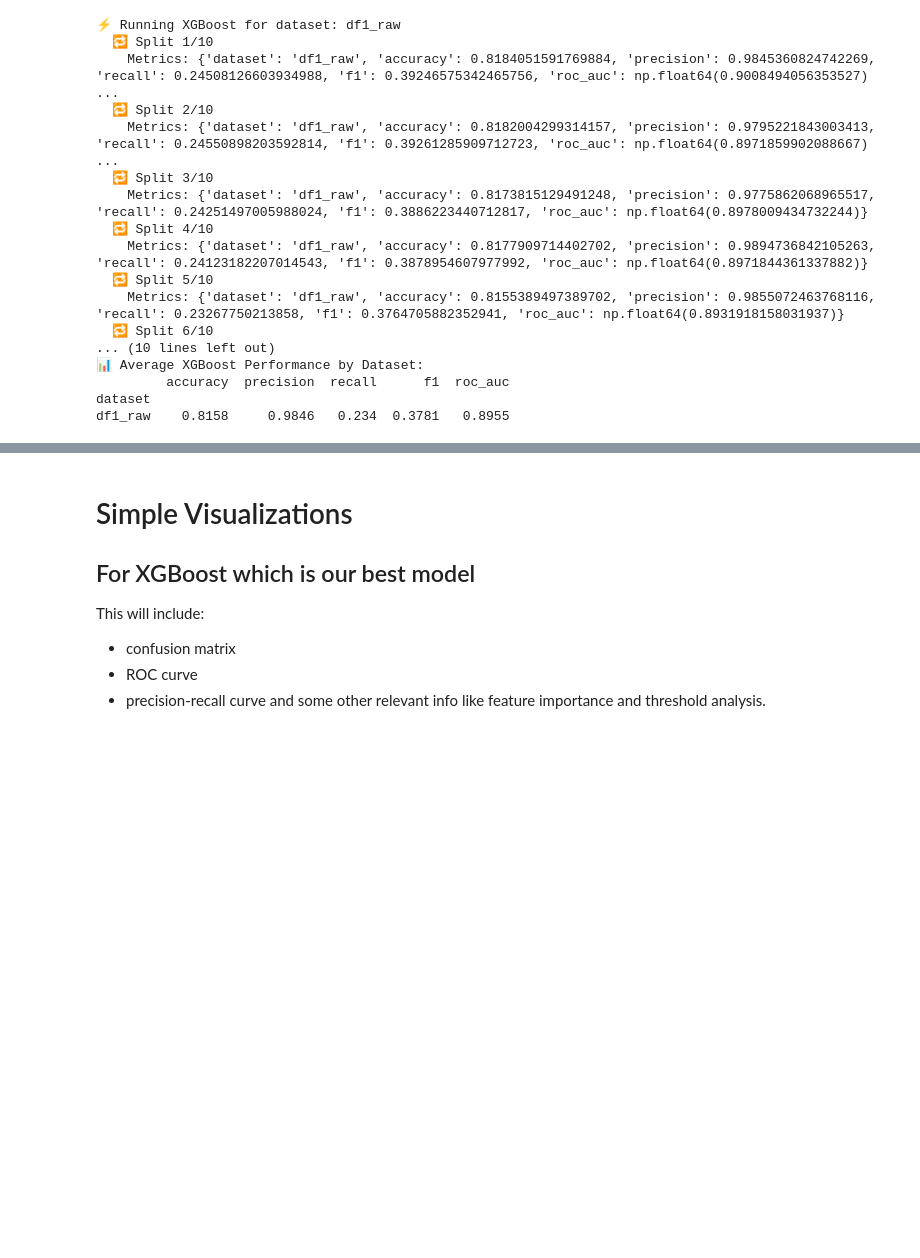
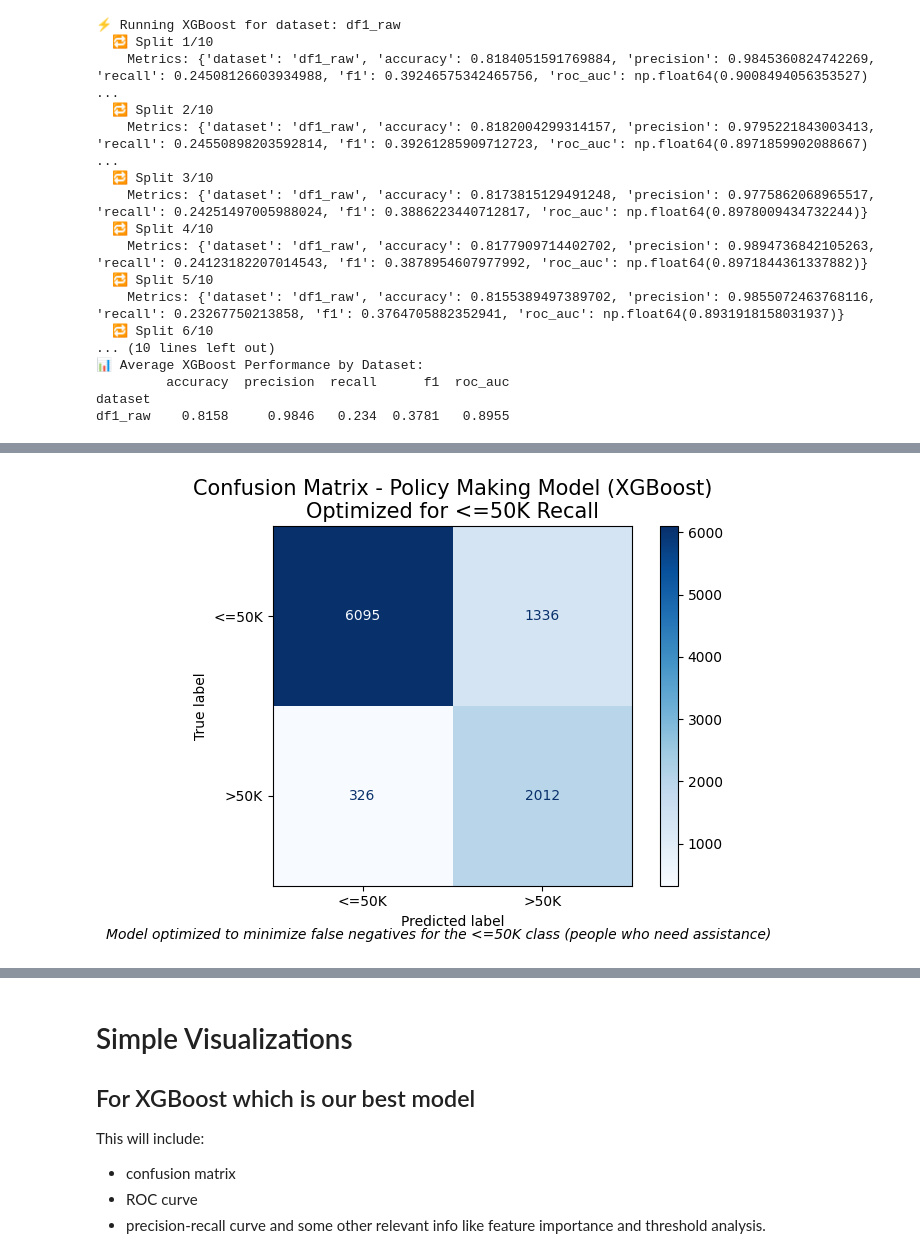
Before and after one commit to xHuGODx/TAA-Project, a Jupyter notebook: adult_dataset.ipynb, the cells around one changed output, grey strips where cells are left out. Cells and saved outputs as stored; diff of their text form; code cells hidden in the pictures; blank space fills up the shorter version.

```diff
--- a/adult_dataset.ipynb
+++ b/adult_dataset.ipynb
@@ -1483,0 +2001,91 @@ For further exploration and comparison, the following models may be implemented:
+# %%
+from xgboost import XGBClassifier
+from sklearn.metrics import accuracy_score, precision_score, recall_score, f1_score, roc_auc_score
+import pandas as pd
+import matplotlib.pyplot as plt
+from sklearn.metrics import confusion_matrix, ConfusionMatrixDisplay
+
+# List of dataset split arrays
+datasets = {
+    'df1_UnderSampling': df1_UnderSampling,
+}
+
+# Initialize list to collect results
+xgb_results = []
+
+for name, splits in datasets.items():
+    print(f"\n⚡ Running XGBoost for dataset: {name}")
+
+    for i, (X_train, X_test, y_train, y_test) in enumerate(splits):
+        print(f"  🔁 Split {i+1}/10")
+
+        # Initialize XGBoost model with best parameters from grid search
+        model = XGBClassifier(
+            eval_metric='logloss',
+            random_state=42,
+            # Use the best parameters from your grid search
+            colsample_bytree=grid_search_recall.best_params_['colsample_bytree'],
+            learning_rate=grid_search_recall.best_params_['learning_rate'],
+            max_depth=grid_search_recall.best_params_['max_depth'],
+            n_estimators=grid_search_recall.best_params_['n_estimators'],
+            subsample=grid_search_recall.best_params_['subsample']
+        )
+
+        # Train
+        model.fit(X_train, y_train)
+
+        # Predict
+        y_pred = model.predict(X_test)
+        y_proba = model.predict_proba(X_test)[:, 1]  # Prob of class 1 (>$50K)
+
+        # Metrics for ≤$50K as positive class
+        metrics = {
+            'dataset': name,
+            'accuracy': accuracy_score(y_test, y_pred),
+            'precision': precision_score(y_test, y_pred, pos_label=0),  # For ≤$50K
+            'recall': recall_score(y_test, y_pred, pos_label=0),        # For ≤$50K
+            'f1': f1_score(y_test, y_pred, pos_label=0),                # For ≤$50K
+            'roc_auc': roc_auc_score(y_test, 1 - y_proba)               # Flip probs for ≤$50K
+        }
+        print(f"    Metrics (≤$50K as positive class): {metrics}")
+
+        # Create confusion matrix (only for the first split)
+        if i == 0:
+            plt.figure(figsize=(10, 8))
+            cm = confusion_matrix(y_test, y_pred)
+            disp = ConfusionMatrixDisplay(confusion_matrix=cm, display_labels=["<=50K", ">50K"])
+            disp.plot(cmap='Blues', values_format='d')
+            plt.title('Confusion Matrix - Policy Making Model (XGBoost)\nOptimized for <=50K Recall', fontsize=15)
+
+            # Add subtitle for clarity
+            plt.figtext(0.5, 0.01,
+                    'Model optimized to minimize false negatives for the <=50K class (people who need assistance)',
+                    ha='center', fontsize=10, style='italic')
+
+            plt.tight_layout()
+            plt.savefig('figs/policy_making_xgboost_cm.png', dpi=300, bbox_inches='tight')
+            plt.show()
+
+            # Print interpretation
+            tn, fp, fn, tp = cm.ravel()
+            print(f"\nConfusion Matrix Interpretation:")
+            print(f"True Negatives (correctly identified as <=50K): {tn}")
+            print(f"False Positives (>50K incorrectly identified as <=50K): {fp}")
+            print(f"False Negatives (<=50K incorrectly identified as >50K): {fn}")
+            print(f"True Positives (correctly identified as >50K): {tp}")
+
+            # Calculate and print recall for <=50K class
+            recall_leq_50k = tn / (tn + fn)
+            print(f"\nRecall for <=50K class: {recall_leq_50k:.4f}")
+            print(f"This means we correctly identify {recall_leq_50k:.2%} of people who might need assistance")
+            print(f"We miss {1-recall_leq_50k:.2%} of people who might need assistance")
+
+        xgb_results.append(metrics)
+
+# Convert results to DataFrame
+xgb_results_df = pd.DataFrame(xgb_results)
+
+# Show average metrics per dataset
+print("\n📊 Average XGBoost Performance (≤$50K as positive class):")
+print(xgb_results_df.groupby('dataset').mean(numeric_only=True).round(4))
+# %% [output]
@@ -1483,0 +2096 @@ For further exploration and comparison, the following models may be implemented:
+[figure, added]
```
Also changed, not shown: parts of 32 cells of this notebook, 3 other files.
